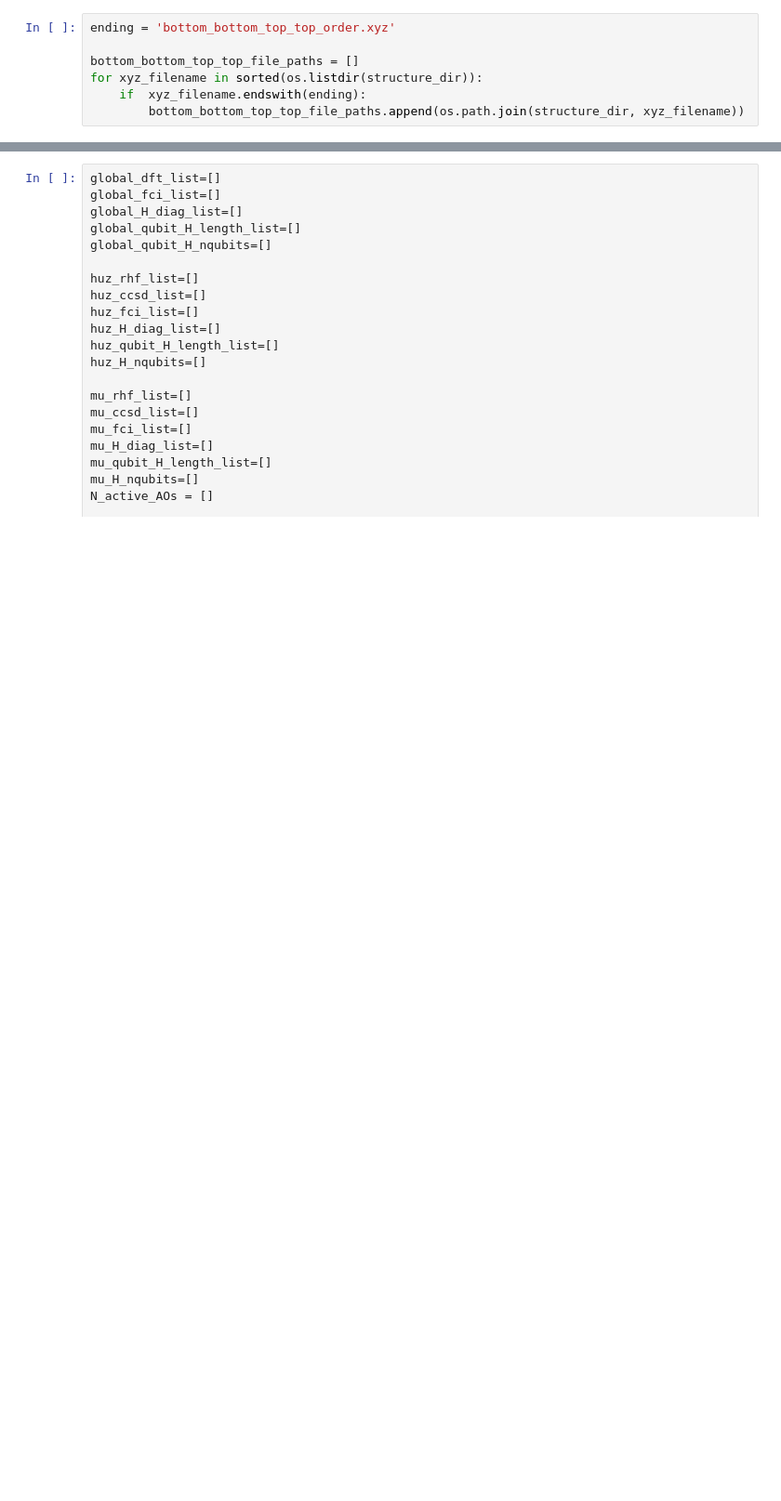
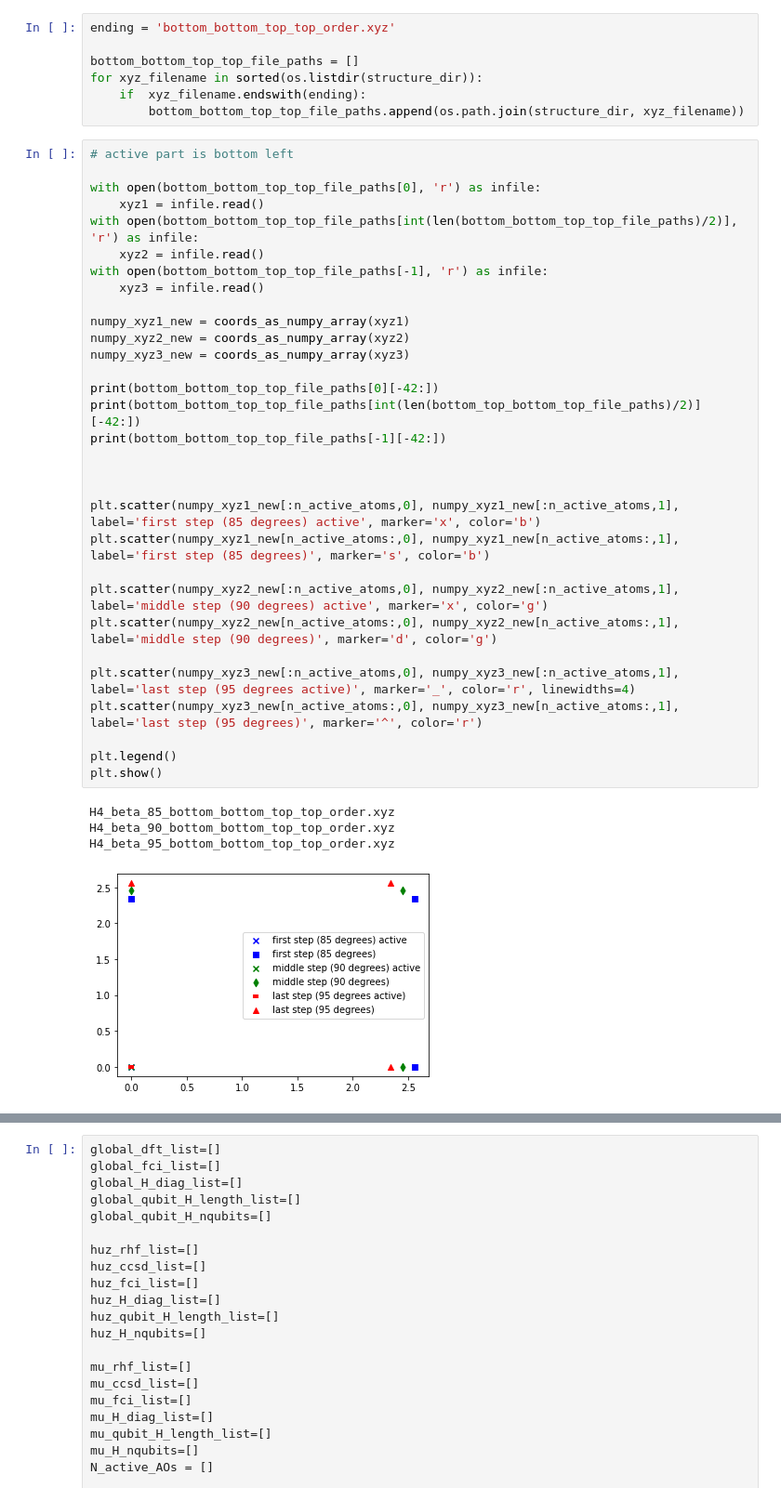
Before and after one commit to UCL-CCS/Nbed, a Jupyter notebook: projects/H4_molecule/H4_experiment_spade_nactive_1.ipynb, the cells around one changed output, grey strips where cells are left out. Shown at 93% size. Cells and saved outputs as stored; diff of their text form; blank space fills up the shorter version.

```diff
--- a/projects/H4_molecule/H4_experiment_spade_nactive_1.ipynb
+++ b/projects/H4_molecule/H4_experiment_spade_nactive_1.ipynb
@@ -279,3 +338,39 @@ bottom_bottom_top_top_file_paths = []
 for xyz_filename in sorted(os.listdir(structure_dir)):
     if  xyz_filename.endswith(ending):
         bottom_bottom_top_top_file_paths.append(os.path.join(structure_dir, xyz_filename))
+# %%
+# active part is bottom left
+
+with open(bottom_bottom_top_top_file_paths[0], 'r') as infile:
+    xyz1 = infile.read()
+with open(bottom_bottom_top_top_file_paths[int(len(bottom_bottom_top_top_file_paths)/2)], 'r') as infile:
+    xyz2 = infile.read()
+with open(bottom_bottom_top_top_file_paths[-1], 'r') as infile:
+    xyz3 = infile.read()
+
+numpy_xyz1_new = coords_as_numpy_array(xyz1)
+numpy_xyz2_new = coords_as_numpy_array(xyz2)
+numpy_xyz3_new = coords_as_numpy_array(xyz3)
+
+print(bottom_bottom_top_top_file_paths[0][-42:])
+print(bottom_bottom_top_top_file_paths[int(len(bottom_top_bottom_top_file_paths)/2)][-42:])
+print(bottom_bottom_top_top_file_paths[-1][-42:])
+
+
+
+plt.scatter(numpy_xyz1_new[:n_active_atoms,0], numpy_xyz1_new[:n_active_atoms,1], label='first step (85 degrees) active', marker='x', color='b')
+plt.scatter(numpy_xyz1_new[n_active_atoms:,0], numpy_xyz1_new[n_active_atoms:,1], label='first step (85 degrees)', marker='s', color='b')
+
+plt.scatter(numpy_xyz2_new[:n_active_atoms,0], numpy_xyz2_new[:n_active_atoms,1], label='middle step (90 degrees) active', marker='x', color='g')
+plt.scatter(numpy_xyz2_new[n_active_atoms:,0], numpy_xyz2_new[n_active_atoms:,1], label='middle step (90 degrees)', marker='d', color='g')
+
+plt.scatter(numpy_xyz3_new[:n_active_atoms,0], numpy_xyz3_new[:n_active_atoms,1], label='last step (95 degrees active)', marker='_', color='r', linewidths=4)
+plt.scatter(numpy_xyz3_new[n_active_atoms:,0], numpy_xyz3_new[n_active_atoms:,1], label='last step (95 degrees)', marker='^', color='r')
+
+plt.legend()
+plt.show()
+# %% [output]
+H4_beta_85_bottom_bottom_top_top_order.xyz
+H4_beta_90_bottom_bottom_top_top_order.xyz
+H4_beta_95_bottom_bottom_top_top_order.xyz
+[figure, added]
```
Also changed, not shown: parts of 22 cells of this notebook, 7 other files.
